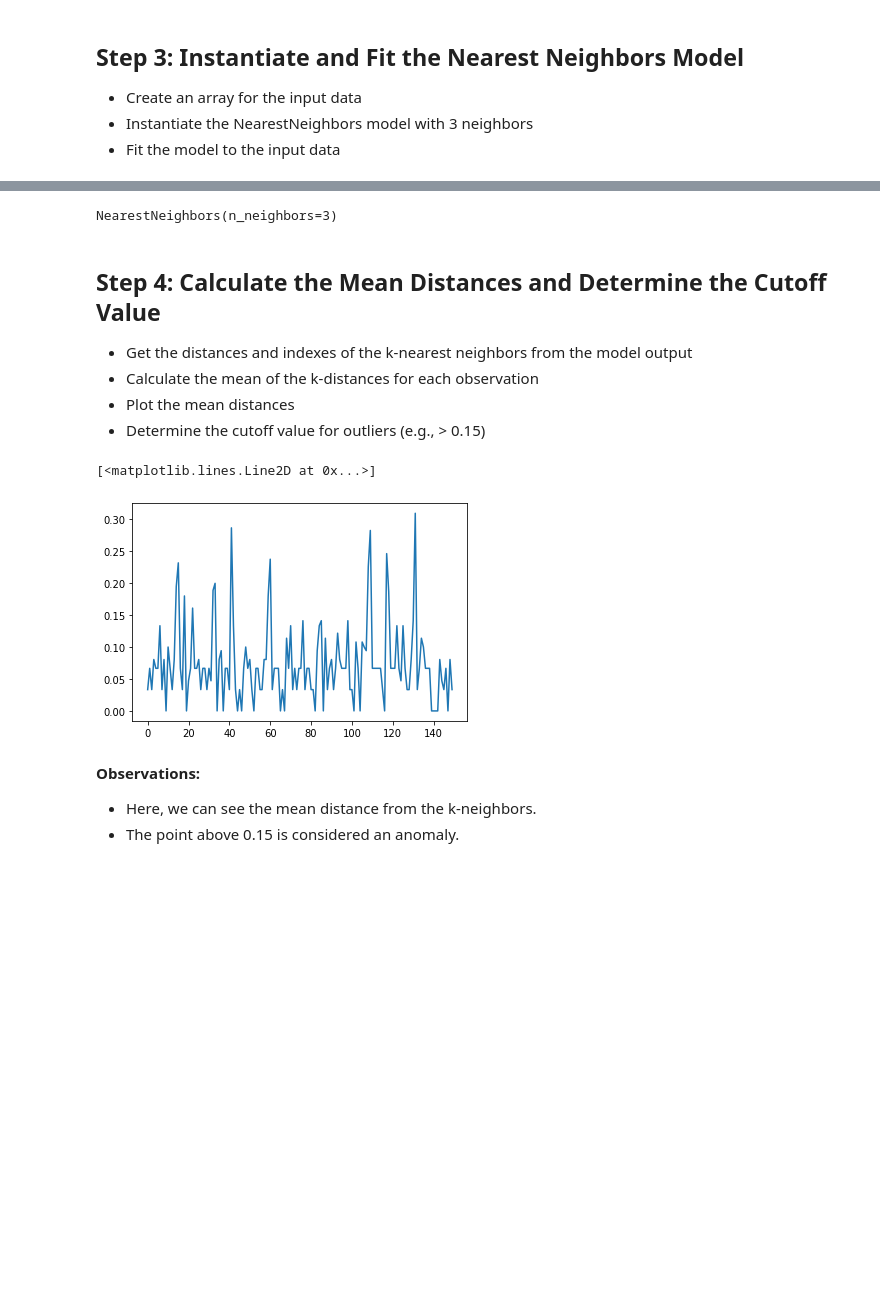
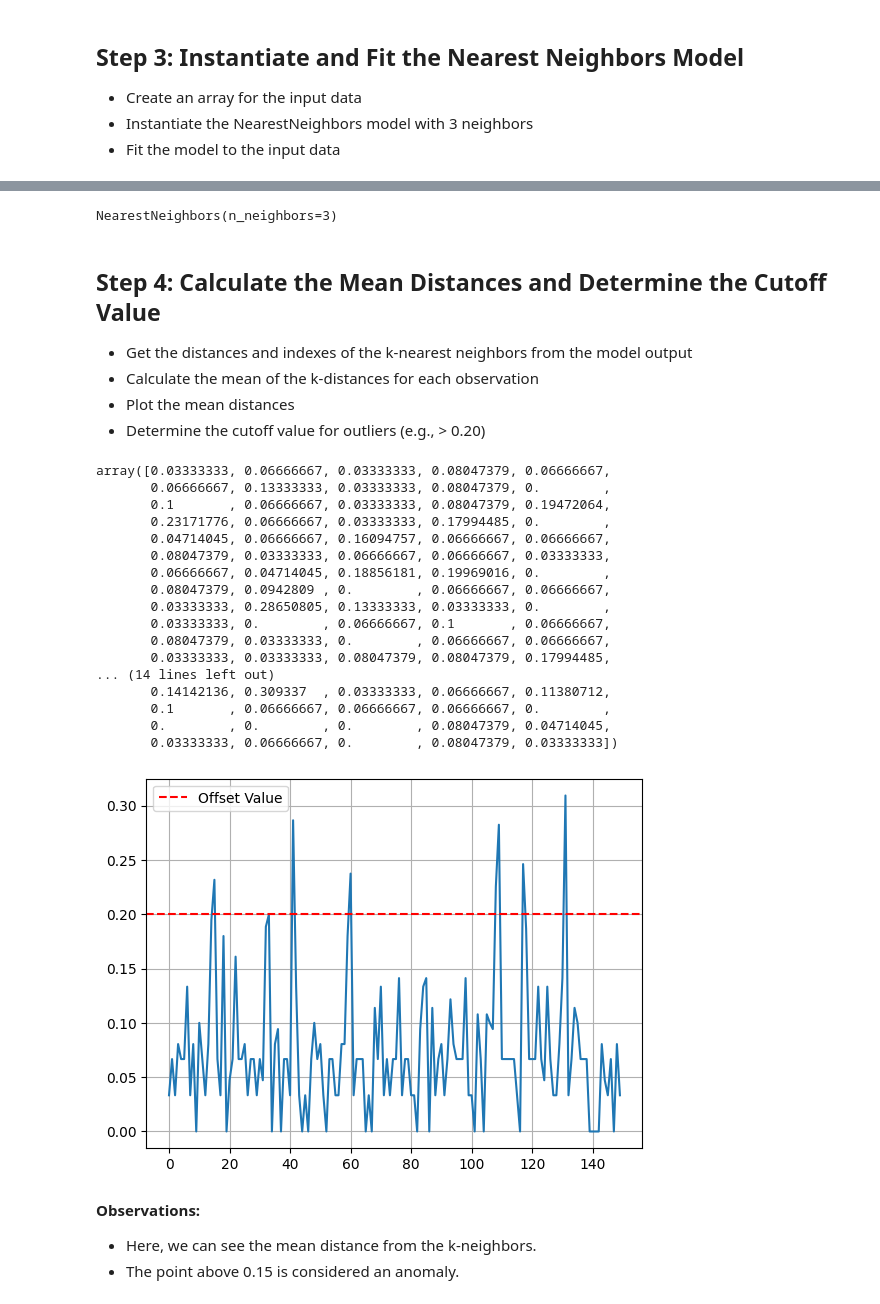
Before and after one commit to mobeloper/machinelearning, a Jupyter notebook: Lesson_06_Unsupervised_Algorithms/6.16_Demo_KNN_for_Anomaly_Detection/6.16_Demo_K_NN_for_Anomaly_Detection.ipynb, the cells around one changed output, grey strips where cells are left out. Saved outputs shown, nothing was run; the diff lists cells and outputs as text; code cells hidden in the pictures; blank space fills up the shorter version.

```diff
--- a/Lesson_06_Unsupervised_Algorithms/6.16_Demo_KNN_for_Anomaly_Detection/6.16_Demo_K_NN_for_Anomaly_Detection.ipynb
+++ b/Lesson_06_Unsupervised_Algorithms/6.16_Demo_KNN_for_Anomaly_Detection/6.16_Demo_K_NN_for_Anomaly_Detection.ipynb
@@ -37,21 +57,54 @@ X = df.values
-# %%
-nbrs = NearestNeighbors(n_neighbors = 3)
-nbrs.fit(X)
-# %% [output]
-NearestNeighbors(n_neighbors=3)
+# %%
+# K=3 means we will compare the distance from each data point to it 3 closests points.
+k=3
+nbrs = NearestNeighbors(n_neighbors = k)
+nbrs.fit(X)
+# %% [output]
+NearestNeighbors(n_neighbors=3)
 # %% [markdown]
 ## Step 4: Calculate the Mean Distances and Determine the Cutoff Value
 
 - Get the distances and indexes of the k-nearest neighbors from the model output
 - Calculate the mean of the k-distances for each observation
 - Plot the mean distances
-- Determine the cutoff value for outliers (e.g., > 0.15)
+- Determine the cutoff value for outliers (e.g., > 0.20)
 # %%
 distances, indexes = nbrs.kneighbors(X)
-plt.plot(distances.mean(axis =1))
+distances.mean(axis =1)
 # %% [output]
-[<matplotlib.lines.Line2D at 0x...>]
+array([0.03333333, 0.06666667, 0.03333333, 0.08047379, 0.06666667,
+       0.06666667, 0.13333333, 0.03333333, 0.08047379, 0.        ,
+       0.1       , 0.06666667, 0.03333333, 0.08047379, 0.19472064,
+       0.23171776, 0.06666667, 0.03333333, 0.17994485, 0.        ,
+       0.04714045, 0.06666667, 0.16094757, 0.06666667, 0.06666667,
+       0.08047379, 0.03333333, 0.06666667, 0.06666667, 0.03333333,
+       0.06666667, 0.04714045, 0.18856181, 0.19969016, 0.        ,
+       0.08047379, 0.0942809 , 0.        , 0.06666667, 0.06666667,
+       0.03333333, 0.28650805, 0.13333333, 0.03333333, 0.        ,
+       0.03333333, 0.        , 0.06666667, 0.1       , 0.06666667,
+       0.08047379, 0.03333333, 0.        , 0.06666667, 0.06666667,
+       0.03333333, 0.03333333, 0.08047379, 0.08047379, 0.17994485,
+... (14 lines left out)
+       0.14142136, 0.309337  , 0.03333333, 0.06666667, 0.11380712,
+       0.1       , 0.06666667, 0.06666667, 0.06666667, 0.        ,
+       0.        , 0.        , 0.        , 0.08047379, 0.04714045,
+       0.03333333, 0.06666667, 0.        , 0.08047379, 0.03333333])
-[figure, removed]
+# %%
+
+outlier_offset = 0.20
+
+plt.plot(distances.mean(axis =1))
+
+# Highlight the offset value with a horizontal line
+plt.axhline(y=outlier_offset, color='r', linestyle='--', label='Offset Value')
+
+plt.legend()
+
+# Show plot
+plt.grid(True)
+plt.show()
+# %% [output]
+[figure, added]
 # %% [markdown]
 __Observations:__
 - Here, we can see the mean distance from the k-neighbors.
```
Also changed, not shown: parts of 7 cells of this notebook, 11 other files.
